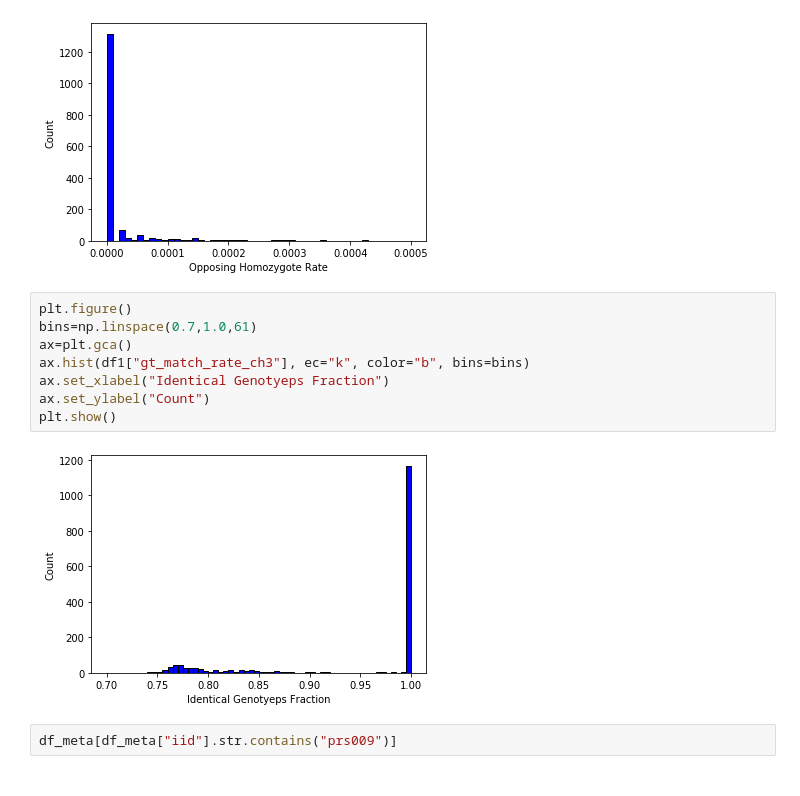
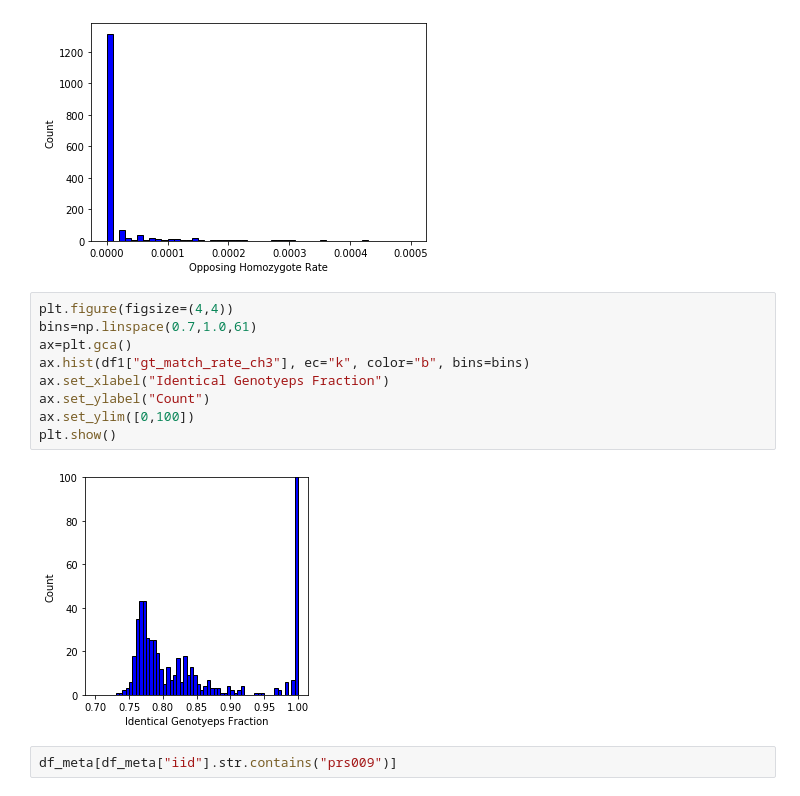
Before and after one commit to hringbauer/ancIBD, a Jupyter notebook: notebook/detect_snp_rel/process_identical.ipynb, the cells around one changed output. Saved outputs shown, nothing was run; the diff lists cells and outputs as text.

```diff
--- a/notebook/detect_snp_rel/process_identical.ipynb
+++ b/notebook/detect_snp_rel/process_identical.ipynb
@@ -166,15 +166,16 @@ plt.show()
 # %% [output]
 [figure]
 # %%
-plt.figure()
+plt.figure(figsize=(4,4))
 bins=np.linspace(0.7,1.0,61)
 ax=plt.gca()
 ax.hist(df1["gt_match_rate_ch3"], ec="k", color="b", bins=bins)
 ax.set_xlabel("Identical Genotyeps Fraction")
 ax.set_ylabel("Count")
+ax.set_ylim([0,100])
 plt.show()
 # %% [output]
-[figure, old version]
+[figure, new version]
 # %%
 df_meta[df_meta["iid"].str.contains("prs009")]
 # %% [output]
```
Also changed, not shown: parts of 3 cells of this notebook, 5 other files.
